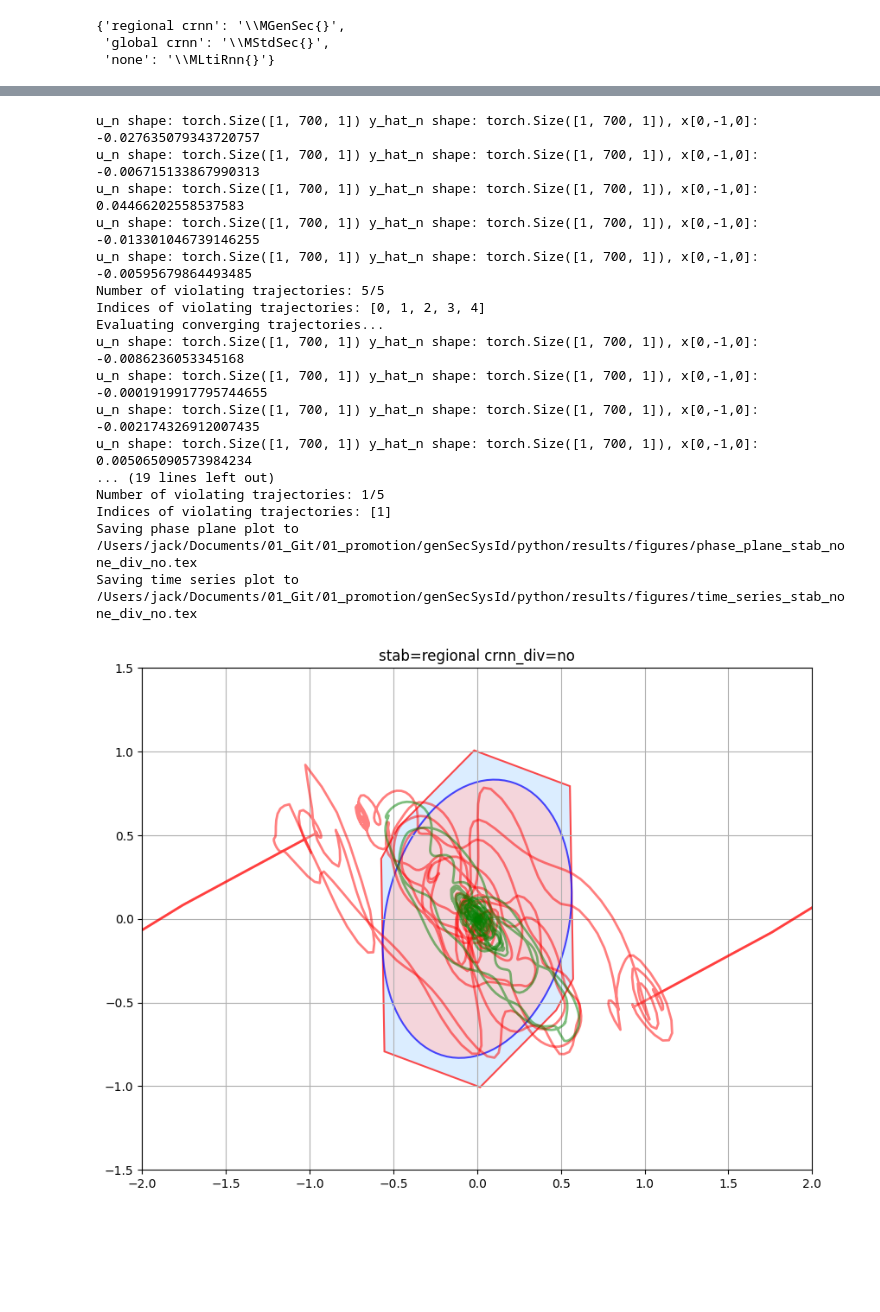
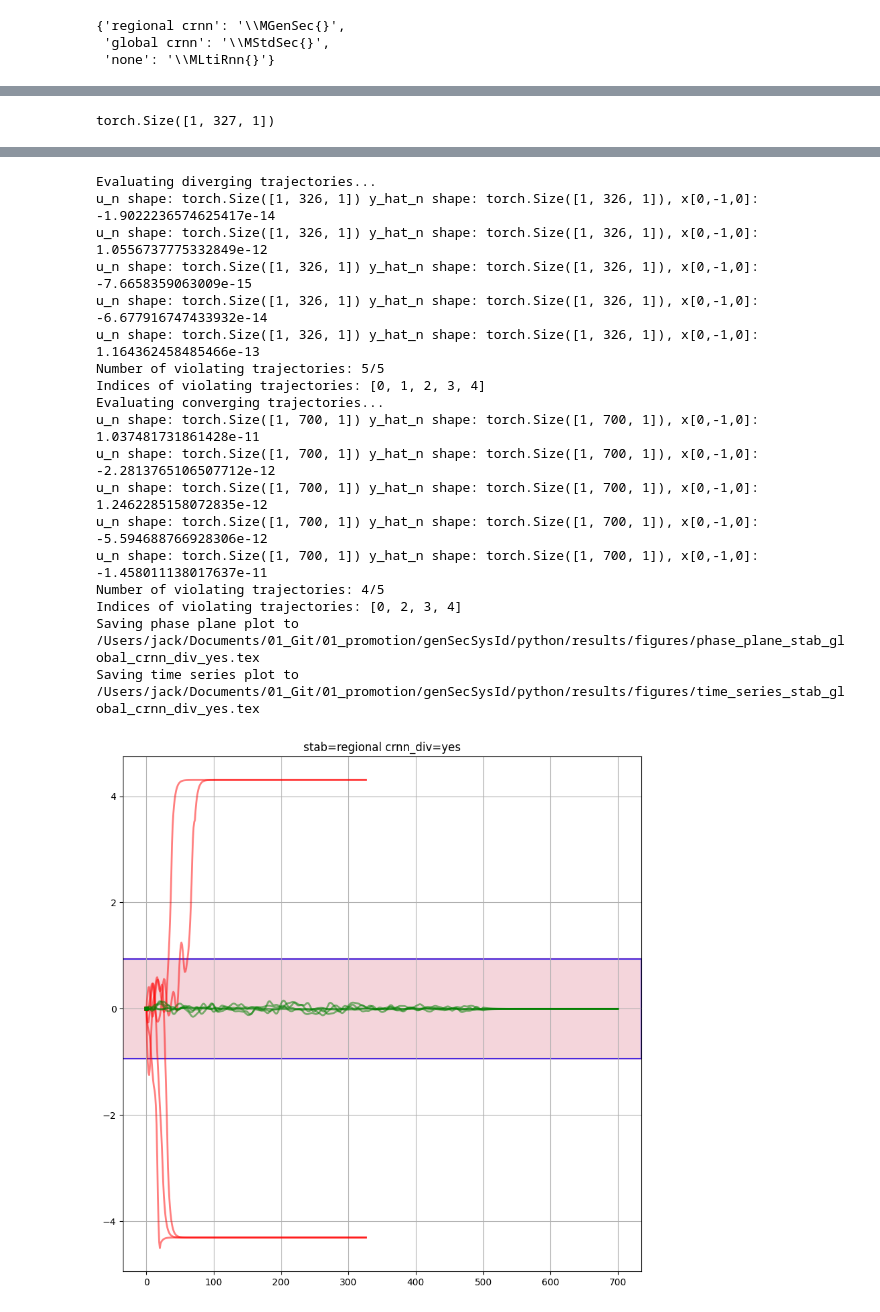
Before and after one commit to Dany-L/genSecSysId, a Jupyter notebook: python/notebooks/compare_run_ids.ipynb, the cells around one changed output, grey strips where cells are left out. Drawn from its saved outputs; the diff is of its cells as text; code cells hidden in the pictures; blank space fills up the shorter version.

```diff
--- a/python/notebooks/compare_run_ids.ipynb
+++ b/python/notebooks/compare_run_ids.ipynb
@@ -198,7 +202,8 @@ from sysid.models.factory import load_model
 from sysid.config import Config
 from sysid.data import DataNormalizer
 
-run_id = best_runs['stab=regional crnn_div=yes']['run_id']
+# run_id = best_runs['stab=regional crnn_div=yes']['run_id']
+run_id = '6f34ff0372414aa79b1e9060d73b3c06'
 # run_id = 'f678a21c2d1f4bb38c636e5f3259bd05'
 print(f"Loading model from run {run_id}...")
 
@@ -353,7 +345,8 @@ test_inputs = np.load(inputs_name)
 from sysid.data.direct_loader import load_csv_folder
 
 data_type = 'train'
-training_data_directory = os.path.expanduser(os.path.join('~/genSecSysId-Data/data/Duffing/id', data_type))
+# training_data_directory = os.path.expanduser(os.path.join('~/genSecSysId-Data/data/Duffing/id', data_type))
+training_data_directory = os.path.expanduser(os.path.join('~/genSecSysId-Data/data/OneD/id', data_type))
 train_inputs, train_outputs, _, _ = load_csv_folder(
         folder_path=str(training_data_directory),
         input_col=getattr(config.data, "input_col", ["d"]),
@@ -399,3 +392,8 @@ model_name_map
 import tikzplotlib
 # %%
 names = ['stab=regional crnn_div=no', 'stab=global crnn_div=no', 'stab=none_div=no']
+
+models_dict = [
+    {'name': 'stab=regional crnn_div=yes', 'run_id':'6f34ff0372414aa79b1e9060d73b3c06'},
+    {'name': 'stab=global crnn_div=yes', 'run_id':'2f9e1718cc1949529519c7d63a91b103'}
+]
@@ -402,7 +405,10 @@ names = ['stab=regional crnn_div=no', 'stab=global crnn_div=no', 'stab=none_div=
 # %%
 models_list = []
-for name in names:
-    run_id = best_runs[name]['run_id']
+# for name in names:
+for model_info in models_dict:
+    run_id = model_info['run_id']
+    name = model_info['name']
+    # run_id = best_runs[name]['run_id']
     # run_id = 'f678a21c2d1f4bb38c636e5f3259bd05'
     print(f"Loading model from run {run_id}...")
 
@@ -519,5 +515,9 @@ Number of converging trajectories: 15/15
 \bottomrule
 \end{tabular}
+# %%
+x.shape
+# %% [output]
+torch.Size([1, 327, 1])
 # %%
 
 warmup_steps = config.training.warmup_steps
@@ -531,13 +531,13 @@ padding = 200
 for model_dict in models_list:
     model = model_dict['model']
     fig, ax = plt.subplots(figsize=(10,10))
-    # ax.plot(x[0,:,0].detach().numpy(), x[0,:,1].detach().numpy())
     if 'regional' in model_dict['name']:
         plot_polytope(ax, H, fill=True)
         plot_ellipse(ax, X, s, fill=True)
-    ax.set_xlim([-2.0, 2.0])
-    ax.set_ylim([-1.5, 1.5])
-    ax.set_aspect('equal')
+    if nx == 2:
+        ax.set_xlim([-2.0, 2.0])
+        ax.set_ylim([-1.5, 1.5])
+        ax.set_aspect('equal')
     ax.set_title(f"{model_dict['name']}")
     ax.grid()
 
@@ -548,6 +548,7 @@ for model_dict in models_list:
         ax2.axhline(y=-y_bar, color='k', linestyle='--', linewidth=1)
     ax2.legend()
     ax2.grid()
+    # ax2.set_xlim([0])
 
     for u_dict in inputs:
         data_type = u_dict['type']
@@ -563,13 +564,11 @@ for model_dict in models_list:
             u = normalizer.inverse_transform_inputs(u_n.detach().numpy())
             _, c = model.get_regularization_input(u_n, x, return_c=True)
             if data_type == 'diverging':
-                ax.plot(x[0,0].detach().numpy()[0], x[0,0].detach().numpy()[1], 'rx', markersize=4)
-                ax.plot(x[0,:,0].detach().numpy(), x[0,:,1].detach().numpy(), color='red', linewidth=2, alpha=0.5)
+                plot_state_trajectory(ax, x[0].detach().numpy(), color='red', marker='x')
                 ax2.plot(y_hat[0,:,0], color='red', alpha=0.5, linewidth=2)
                 ax2.plot(y[:,0], color='red', alpha=0.5, linewidth=2, linestyle='--')
             else:
-                ax.plot(x[0,0].detach().numpy()[0], x[0,0].detach().numpy()[1], 'go', markersize=4)
-                ax.plot(x[0,:,0].detach().numpy(), x[0,:,1].detach().numpy(), color='green', linewidth=2, alpha=0.5)
+                plot_state_trajectory(ax, x[0].detach().numpy(), color='green', marker='o')
                 ax2.plot(y_hat[0,:,0], color='green', alpha=0.5, linewidth=2)
                 ax2.plot(y[:,0], color='red', alpha=0.5, linewidth=2, linestyle='--')
             if np.any(c.detach().numpy()>0):
@@ -607,18 +605,19 @@ Evaluating diverging trajectories...
-u_n shape: torch.Size([1, 700, 1]) y_hat_n shape: torch.Size([1, 700, 1]), x[0,-1,0]: -0.027635079343720757
-u_n shape: torch.Size([1, 700, 1]) y_hat_n shape: torch.Size([1, 700, 1]), x[0,-1,0]: -0.006715133867990313
-u_n shape: torch.Size([1, 700, 1]) y_hat_n shape: torch.Size([1, 700, 1]), x[0,-1,0]: 0.04466202558537583
-u_n shape: torch.Size([1, 700, 1]) y_hat_n shape: torch.Size([1, 700, 1]), x[0,-1,0]: -0.013301046739146255
-u_n shape: torch.Size([1, 700, 1]) y_hat_n shape: torch.Size([1, 700, 1]), x[0,-1,0]: -0.00595679864493485
+Evaluating diverging trajectories...
+u_n shape: torch.Size([1, 326, 1]) y_hat_n shape: torch.Size([1, 326, 1]), x[0,-1,0]: -1.9022236574625417e-14
+u_n shape: torch.Size([1, 326, 1]) y_hat_n shape: torch.Size([1, 326, 1]), x[0,-1,0]: 1.0556737775332849e-12
+u_n shape: torch.Size([1, 326, 1]) y_hat_n shape: torch.Size([1, 326, 1]), x[0,-1,0]: -7.6658359063009e-15
+u_n shape: torch.Size([1, 326, 1]) y_hat_n shape: torch.Size([1, 326, 1]), x[0,-1,0]: -6.677916747433932e-14
+u_n shape: torch.Size([1, 326, 1]) y_hat_n shape: torch.Size([1, 326, 1]), x[0,-1,0]: 1.164362458485466e-13
 Number of violating trajectories: 5/5
 Indices of violating trajectories: [0, 1, 2, 3, 4]
 Evaluating converging trajectories...
-u_n shape: torch.Size([1, 700, 1]) y_hat_n shape: torch.Size([1, 700, 1]), x[0,-1,0]: -0.0086236053345168
-u_n shape: torch.Size([1, 700, 1]) y_hat_n shape: torch.Size([1, 700, 1]), x[0,-1,0]: -0.0001919917795744655
-u_n shape: torch.Size([1, 700, 1]) y_hat_n shape: torch.Size([1, 700, 1]), x[0,-1,0]: -0.002174326912007435
-u_n shape: torch.Size([1, 700, 1]) y_hat_n shape: torch.Size([1, 700, 1]), x[0,-1,0]: 0.005065090573984234
-... (19 lines left out)
-Number of violating trajectories: 1/5
-Indices of violating trajectories: [1]
-Saving phase plane plot to /Users/jack/Documents/01_Git/01_promotion/genSecSysId/python/results/figures/phase_plane_stab_none_div_no.tex
-Saving time series plot to /Users/jack/Documents/01_Git/01_promotion/genSecSysId/python/results/figures/time_series_stab_none_div_no.tex
+u_n shape: torch.Size([1, 700, 1]) y_hat_n shape: torch.Size([1, 700, 1]), x[0,-1,0]: 1.037481731861428e-11
+u_n shape: torch.Size([1, 700, 1]) y_hat_n shape: torch.Size([1, 700, 1]), x[0,-1,0]: -2.2813765106507712e-12
+u_n shape: torch.Size([1, 700, 1]) y_hat_n shape: torch.Size([1, 700, 1]), x[0,-1,0]: 1.2462285158072835e-12
+u_n shape: torch.Size([1, 700, 1]) y_hat_n shape: torch.Size([1, 700, 1]), x[0,-1,0]: -5.594688766928306e-12
+u_n shape: torch.Size([1, 700, 1]) y_hat_n shape: torch.Size([1, 700, 1]), x[0,-1,0]: -1.458011138017637e-11
+Number of violating trajectories: 4/5
+Indices of violating trajectories: [0, 2, 3, 4]
+Saving phase plane plot to /Users/jack/Documents/01_Git/01_promotion/genSecSysId/python/results/figures/phase_plane_stab_global_crnn_div_yes.tex
+Saving time series plot to /Users/jack/Documents/01_Git/01_promotion/genSecSysId/python/results/figures/time_series_stab_global_crnn_div_yes.tex
-[figure, old version]
+[figure, new version]
```
Also changed, not shown: parts of 18 cells of this notebook, 26 other files.
